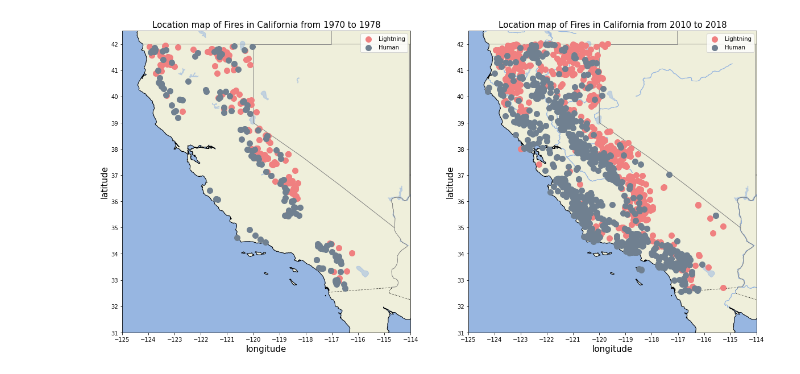
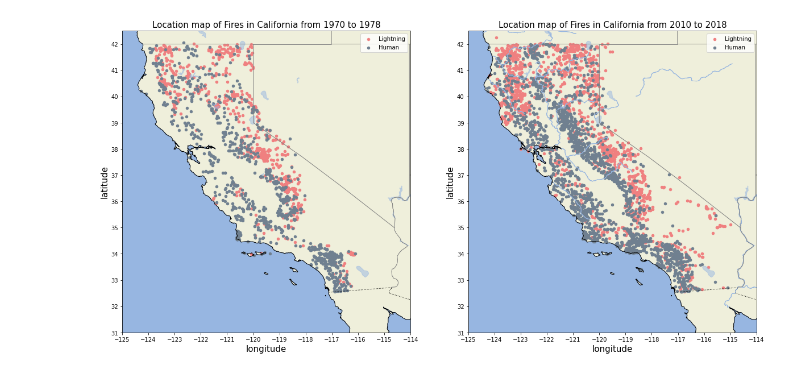
Before and after one commit to Sinan6666/California-Wildfire, a Jupyter notebook: Scripts/Cause of fire.ipynb, the cells around one changed output. Drawn from its saved outputs; the diff is of its cells as text; code cells hidden in the pictures.

```diff
--- a/Scripts/Cause of fire.ipynb
+++ b/Scripts/Cause of fire.ipynb
@@ -7,7 +8,7 @@ import cartopy.feature as cfeature
 # %%
 #Reading data
 #data source https://www.psehealthyenergy.org/our-work/interactive-tools/california-wildfire/#exceptional
-fire = np.genfromtxt("C:/Users/20453/Desktop/computer_project/fire.csv",delimiter=",")
+fire = np.genfromtxt("C:/Users/DELL/Desktop/fire/fire.csv",delimiter=",")
 lat = fire[:,0]
 lon = fire[:,1]
 year = fire[:,2]
@@ -97,7 +98,7 @@ plt.show()
 #Fires caused by lightning from 1970 to 1978
 light_1970_1978=[]
 for i in range(len(cause)):
-    if cause[i] == 1 and 1979 > year[i] >=1970:
+    if cause[i] == 1 and 2001 > year[i] >=1980:
         light_1970_1978.append(i)
 print(np.shape(light_1970_1978))
 
@@ -113,7 +114,7 @@ print(np.shape(lat_1))
 #Fires caused by humans from 1970 to 1978
 human_1970_1978=[]
 for i in cause_human:
-    if 1979 > year[i] >=1970:
+    if 2001 > year[i] >=1980:
         human_1970_1978.append(i)
 print(np.shape(human_1970_1978))
 
@@ -129,7 +137,7 @@ print(np.shape(lat_2))
 #Fires caused by lightning from 2010 to 2018
 light_2010_2018=[]
 for i in range(len(cause)):
-    if cause[i] == 1 and 2019 > year[i] >=2010:
+    if cause[i] == 1 and 2022 > year[i] >=2000:
         light_2010_2018.append(i)
 print(np.shape(light_2010_2018))
 
@@ -146,7 +154,7 @@ print(np.shape(lat_3))
 #Fires caused by humans from 2010 to 2018
 human_2010_2018=[]
 for i in cause_human:
-    if 2019 > year[i] >=2010:
+    if 2022 > year[i] >=2000:
         human_2010_2018.append(i)
 print(np.shape(human_2010_2018))
 
@@ -181,35 +196,35 @@ ax2.add_feature(cfeature.RIVERS)
 ax2.add_feature(cfeature.LAND)
 ax2.add_feature(cfeature.OCEAN)
 ax2.add_feature(cfeature.BORDERS, linestyle=':')  # Make dotted lines
 ax2.add_feature(cfeature.LAKES, alpha=0.5)  # Make transparent
 ax2.add_feature(cfeature.RIVERS)
 # ax1.add_feature(states,add)
 resolution = '50m'
 ax1.add_feature(cfeature.NaturalEarthFeature( 'cultural', 'admin_1_states_provinces_lines', resolution, edgecolor='gray', facecolor='none'))
 ax2.add_feature(cfeature.NaturalEarthFeature( 'cultural', 'admin_1_states_provinces_lines', resolution, edgecolor='gray', facecolor='none'))
 
 # Add latitude and longitude values
 ax1.set_xticks(range(-125,-113,1), crs=proj)
 ax1.set_yticks(range(31,43,1), crs=proj)
 ax1.set_xlabel('longitude',fontsize=15)
 ax1.set_ylabel('latitude',fontsize=15)
 ax2.set_xticks(range(-125,-113,1), crs=proj)
 ax2.set_yticks(range(31,43,1), crs=proj)
 ax2.set_xlabel('longitude',fontsize=15)
 ax2.set_ylabel('latitude',fontsize=15)
 
 # Add a title
 ax1.set_title('Location map of Fires in California from 1970 to 1978', fontsize=15)
 ax2.set_title('Location map of Fires in California from 2010 to 2018', fontsize=15)
 
-ax1.scatter(lon_1, lat_1, c='lightcoral', s=100, marker ='o',label='Lightning')
-ax1.scatter(lon_2, lat_2, c='slategray', s=100, marker ='o',label='Human')
+ax1.scatter(lon_1, lat_1, c='lightcoral', s=20, marker ='o',label='Lightning')
+ax1.scatter(lon_2, lat_2, c='slategray', s=20, marker ='o',label='Human')
 
-ax2.scatter(lon_3, lat_3, c='lightcoral', s=100, marker ='o',label='Lightning')
-ax2.scatter(lon_4, lat_4, c='slategray', s=100, marker ='o',label='Human')
+ax2.scatter(lon_3, lat_3, c='lightcoral', s=20, marker ='o',label='Lightning')
+ax2.scatter(lon_4, lat_4, c='slategray', s=20, marker ='o',label='Human')
 # Legend
 ax1.legend()
 ax2.legend()
 plt.show()
 # %% [output]
-[figure, old version]
+[figure, new version]
```
Also changed, not shown: parts of 5 cells of this notebook, 7 other files.
